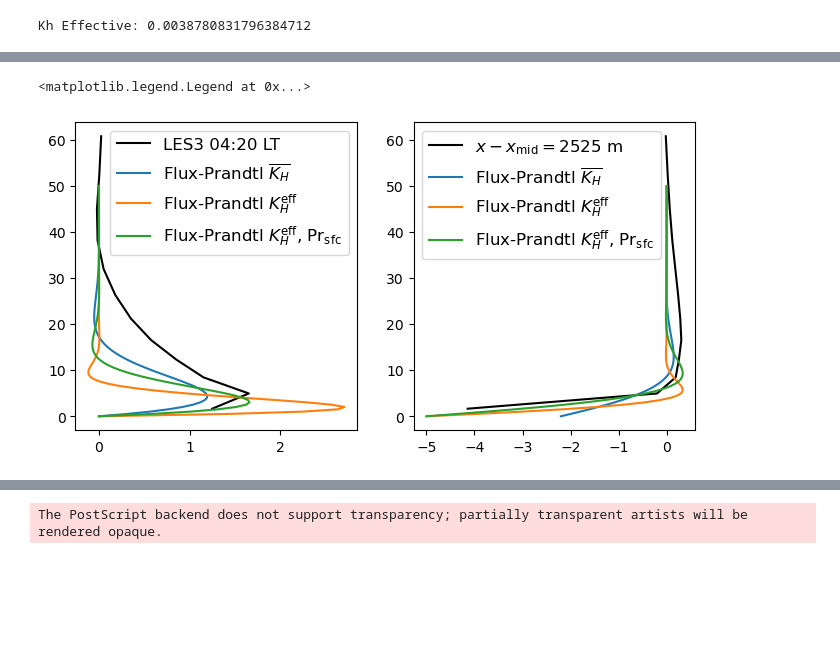
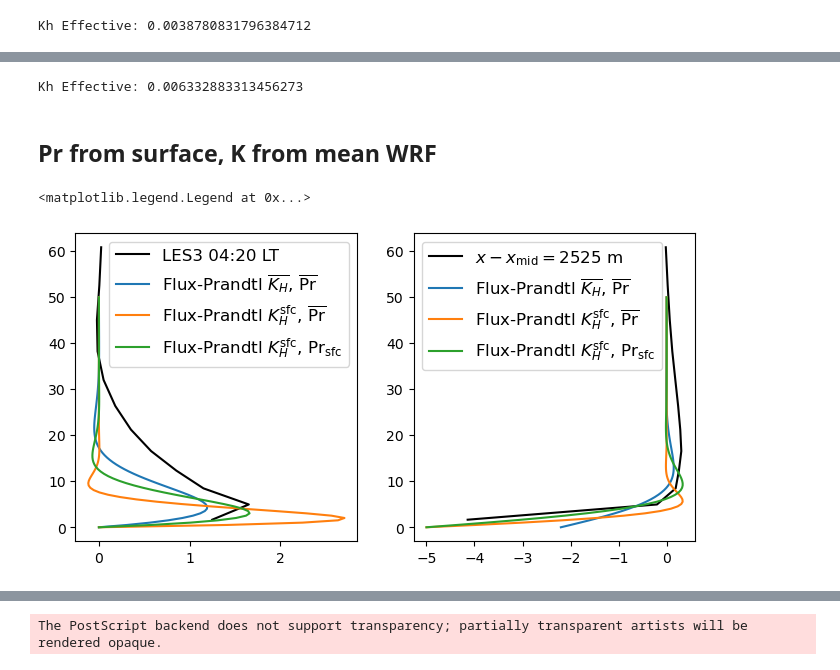
Before and after one commit to adconnolly/SlopeFlow, a Jupyter notebook: analysis/plot_profiles_WRFvsFluxPrandtl.ipynb, the cells around one changed output, grey strips where cells are left out. Cells and saved outputs as stored; diff of their text form; code cells hidden in the pictures; blank space fills up the shorter version.

Commit message:
Add Flux-GO plots an update Flux-Pr to match style

```diff
--- a/analysis/plot_profiles_WRFvsFluxPrandtl.ipynb
+++ b/analysis/plot_profiles_WRFvsFluxPrandtl.ipynb
@@ -72,5 +75,4 @@ n = np.linspace(0,ztop,100)
 # %%
+mu = ( g / (Tref*lapse*Pr) )**0.5
+sigma0 = ( g*lapse*np.sin(slope)**2 / (Tref*Pr) )**0.5
 sigma = ( g*lapse*np.sin(slope)**2 / (4*Tref*Km*Kh) )**0.25
-mu = ( g*Kh / (Tref*lapse*Km) )**0.5
-u_Prandtl = -T0*mu*np.exp(-sigma*n)*np.sin(sigma*n)
-T_Prandtl = T0*np.exp(-sigma*n)*np.cos(sigma*n)
@@ -112,8 +144,9 @@ Kh Effective: 0.0038780831796384712
 Pr = Pr_sfc
 mu = ( g / (Tref*lapse*Pr) )**0.5
 sigma0 = ( g*lapse*np.sin(slope)**2 / (Tref*Pr) )**0.5
-Kh = (hfx/T0)**2 * 2 / sigma0
-Km = Pr * Kh
-sigma = ( g*lapse*np.sin(slope)**2 / (4*Tref*Km*Kh) )**0.25
-u_flux = -hfx/sigma/Kh*mu*np.exp(-sigma*n)*np.sin(sigma*n)
-T_flux = hfx/sigma/Kh*np.exp(-sigma*n)*np.cos(sigma*n)
+Kh0 = (hfx/T0)**2 * 2 / sigma0
+print('Kh Effective: '+str(Kh0))
+Km0 = Pr * Kh0
+sigma = ( g*lapse*np.sin(slope)**2 / (4*Tref*Km0*Kh0) )**0.25
+# %% [output]
+Kh Effective: 0.006332883313456273
@@ -119,0 +167,6 @@ T_flux = hfx/sigma/Kh*np.exp(-sigma*n)*np.cos(sigma*n)
+# %%
+u_Prandtl_K0_PrSfc = -T0 * mu*np.exp(-sigma*n)*np.sin(sigma*n)
+u_flux_K0_PrSfc = -hfx/sigma/Kh0* mu*np.exp(-sigma*n)*np.sin(sigma*n)
+
+T_Prandtl_K0_PrSfc = T0 * np.exp(-sigma*n)*np.cos(sigma*n)
+T_flux_K0_PrSfc = hfx/sigma/Kh0 * np.exp(-sigma*n)*np.cos(sigma*n)
@@ -119,0 +179,2 @@ T_flux = hfx/sigma/Kh*np.exp(-sigma*n)*np.cos(sigma*n)
+# %% [markdown]
+## Pr from surface, K from mean WRF ##
@@ -120,35 +200,69 @@ T_flux = hfx/sigma/Kh*np.exp(-sigma*n)*np.cos(sigma*n)
 # %%
 try:
     del(fig, axs)
     print("deleted old figure")
     fig, axs = plt.subplots( 1, 2, figsize=(8, 4) )
 except:
     fig, axs = plt.subplots( 1, 2, figsize=(8, 4) )
 
 axs[0].plot(u_wrf,zu,'k', label=path[-4:]+' '+timelabel+' LT')
     # axs[1].plot(T_wrf[:,0],zc[:,0]) # slightly uphill
 axs[1].plot(T_wrf.mean(axis=1),zc.mean(axis=1), 'k',
             label=r'$x-x_{\text{mid}}=$'+loclabel+' m')
     # axs[1].plot(T_wrf[:,1],zc[:,1]) # slightly downhill
 
 
-# axs[0].plot( u_Prandtl, n, label = 'Prandtl' )
-# axs[1].plot( T_Prandtl, n, label = 'Prandtl' )
+# axs[0].plot( u_Prandtl, n, label = r'Prandtl $\overline{K_H}$, $\overline{\text{Pr}}$' )
+# axs[1].plot( T_Prandtl, n, label = r'Prandtl $\overline{K_H}$, $\overline{\text{Pr}}$' )
 
-# axs[0].plot( u_GO, n, label = 'GO')
-# axs[1].plot( T_GO, n, label = 'GO')
+# axs[0].plot( u_GO, n, label = r'GO $\overline{K_H}$, $\overline{\text{Pr}}$')
+# axs[1].plot( T_GO, n, label = r'GO $\overline{K_H}$, $\overline{\text{Pr}}$')
 
-axs[0].plot( u_flux_PrK, n, label = 'Flux-Prandtl $\overline{K_H}$')
-axs[1].plot( T_flux_PrK, n, label = 'Flux-Prandtl $\overline{K_H}$' )
+axs[0].plot( u_flux, n, label = r'Flux-Prandtl $\overline{K_H}$, $\overline{\text{Pr}}$')
+axs[1].plot( T_flux, n, label = r'Flux-Prandtl $\overline{K_H}$, $\overline{\text{Pr}}$' )
 
-axs[0].plot( u_flux_Keff, n, label = r'Flux-Prandtl $K_H^{\text{eff}}$')
-axs[1].plot( T_flux_Keff, n, label = r'Flux-Prandtl $K_H^{\text{eff}}$' )
+# axs[0].plot( u_fluxGO, n, label = r'Flux-GO $\overline{K_H}$, $\overline{\text{Pr}}$')
+# axs[1].plot( T_fluxGO, n, label = r'Flux-GO $\overline{K_H}$, $\overline{\text{Pr}}$' )
 
-axs[0].plot( u_flux, n, label = r'Flux-Prandtl $K_H^{\text{eff}}$, Pr$_{\text{sfc}}$')
-axs[1].plot( T_flux, n, label = r'Flux-Prandtl $K_H^{\text{eff}}$, Pr$_{\text{sfc}}$' )
+# axs[0].plot( u_Prandtl_K0, n, label = r'Prandtl $K_H^{\text{sfc}}$, $\overline{\text{Pr}}$' )
+# axs[1].plot( T_Prandtl_K0, n, label = r'Prandtl $K_H^{\text{sfc}}$, $\overline{\text{Pr}}$' )
+
+# axs[0].plot( u_GO_K0, n, label = r'GO $K_H^{\text{sfc}}$, $\overline{\text{Pr}}$')
+# axs[1].plot( T_GO_K0, n, label = r'GO $K_H^{\text{sfc}}$, $\overline{\text{Pr}}$')
+
+axs[0].plot( u_flux_K0, n, label = r'Flux-Prandtl $K_H^{\text{sfc}}$, $\overline{\text{Pr}}$')
+axs[1].plot( T_flux_K0, n, label = r'Flux-Prandtl $K_H^{\text{sfc}}$, $\overline{\text{Pr}}$' )
+
+# axs[0].plot( u_fluxGO_K0, n, label = r'Flux-GO $K_H^{\text{sfc}}$, $\overline{\text{Pr}}$')
+# axs[1].plot( T_fluxGO_K0, n, label = r'Flux-GO $K_H^{\text{sfc}}$, $\overline{\text{Pr}}$' )
+
+# axs[0].plot( u_Prandtl_K0_PrSfc, n, label = r'Prandtl $K_H^{\text{sfc}}$, Pr$_{\text{sfc}}$' )
+# axs[1].plot( T_Prandtl_K0_PrSfc, n, label = r'Prandtl $K_H^{\text{sfc}}$, Pr$_{\text{sfc}}$' )
+
+# axs[0].plot( u_GO_K0_PrSfc, n, label = r'GO $K_H^{\text{sfc}}$, Pr$_{\text{sfc}}$')
+# axs[1].plot( T_GO_K0_PrSfc, n, label = r'GO $K_H^{\text{sfc}}$, Pr$_{\text{sfc}}$')
+
+axs[0].plot( u_flux_K0_PrSfc, n, label = r'Flux-Prandtl $K_H^{\text{sfc}}$, Pr$_{\text{sfc}}$')
+axs[1].plot( T_flux_K0_PrSfc, n, label = r'Flux-Prandtl $K_H^{\text{sfc}}$, Pr$_{\text{sfc}}$' )
+
+# axs[0].plot( u_fluxGO_K0_PrSfc, n, label = r'Flux-GO $K_H^{\text{sfc}}$, Pr$_{\text{sfc}}$')
+# axs[1].plot( T_fluxGO_K0_PrSfc, n, label = r'Flux-GO $K_H^{\text{sfc}}$, Pr$_{\text{sfc}}$' )
+
+# axs[0].plot( u_Prandtl_PrSfc, n, label = r'Prandtl $\overline{K_H}$, Pr$_{\text{sfc}}$' )
+# axs[1].plot( T_Prandtl_PrSfc, n, label = r'Prandtl $\overline{K_H}$, Pr$_{\text{sfc}}$' )
+
+# axs[0].plot( u_GO_PrSfc, n, label = r'GO $\overline{K_H}$, Pr$_{\text{sfc}}$')
+# axs[1].plot( T_GO_PrSfc, n, label = r'GO $\overline{K_H}$, Pr$_{\text{sfc}}$')
+
+# axs[0].plot( u_flux_PrSfc, n, label = r'Flux-Prandtl $\overline{K_H}$, Pr$_{\text{sfc}}$')
+# axs[1].plot( T_flux_PrSfc, n, label = r'Flux-Prandtl $\overline{K_H}$, Pr$_{\text{sfc}}$' )
+
+# axs[0].plot( u_fluxGO_PrSfc, n, label = r'Flux-GO $\overline{K_H}$, Pr$_{\text{sfc}}$')
+# axs[1].plot( T_fluxGO_PrSfc, n, label = r'Flux-GO $\overline{K_H}$, Pr$_{\text{sfc}}$' )
+
 
 axs[0].legend(fontsize=12)
 axs[1].legend(fontsize=12)
 # %% [output]
 <matplotlib.legend.Legend at 0x...>
-[figure, old version]
+[figure, new version]
```
Also changed, not shown: parts of 25 cells of this notebook, 4 other files.
